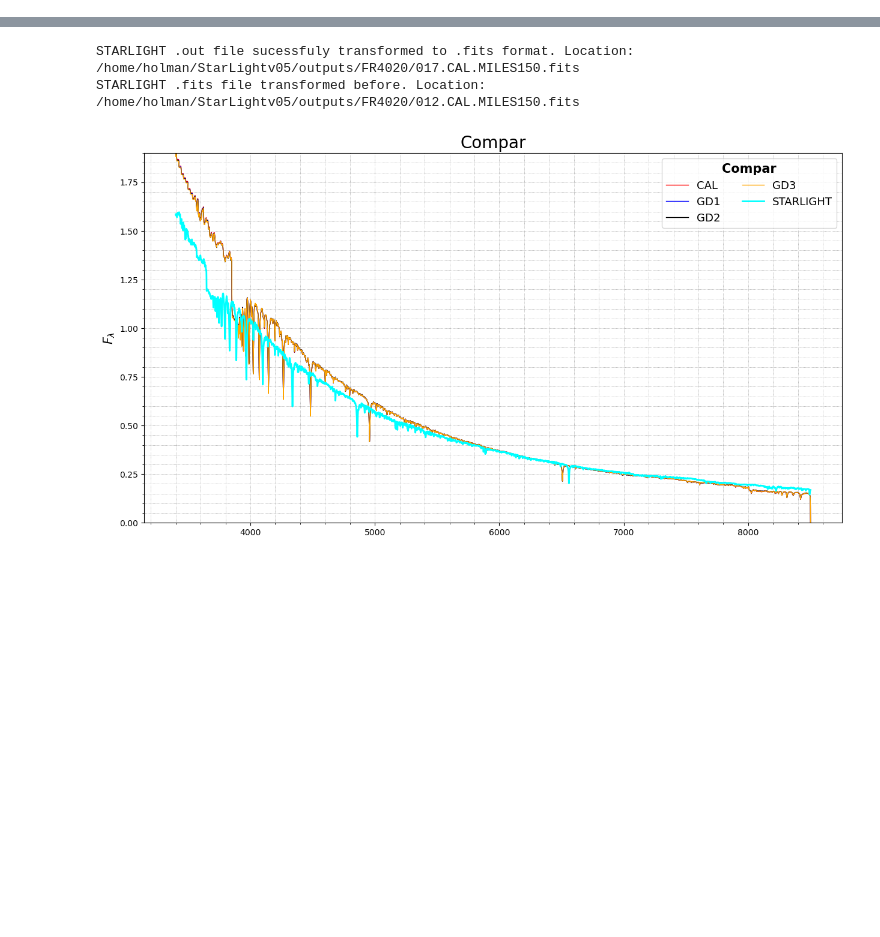
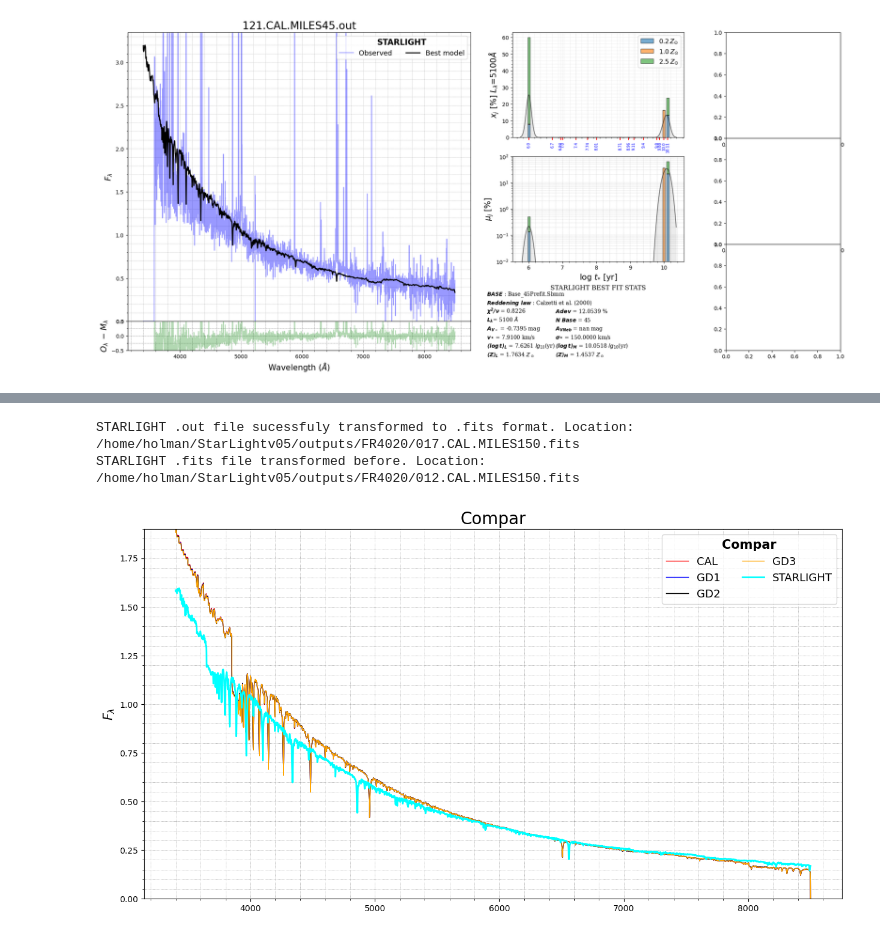
Before and after one commit to hol1m4n/HIIGalaxies, a Jupyter notebook: Spectral_synthesis/POO_test.ipynb, the cells around one changed output, grey strips where cells are left out. Cells and saved outputs as stored; diff of their text form; code cells hidden in the pictures; blank space fills up the shorter version.

```diff
--- a/Spectral_synthesis/POO_test.ipynb
+++ b/Spectral_synthesis/POO_test.ipynb
@@ -654 +806,5 @@ star_test.CompositePlot()
+# %%
+ln_5100.CompositePlot()
+# %% [output]
+[figure, added]
 # %%
```
Also changed, not shown: parts of 24 cells of this notebook, 16 other files.
